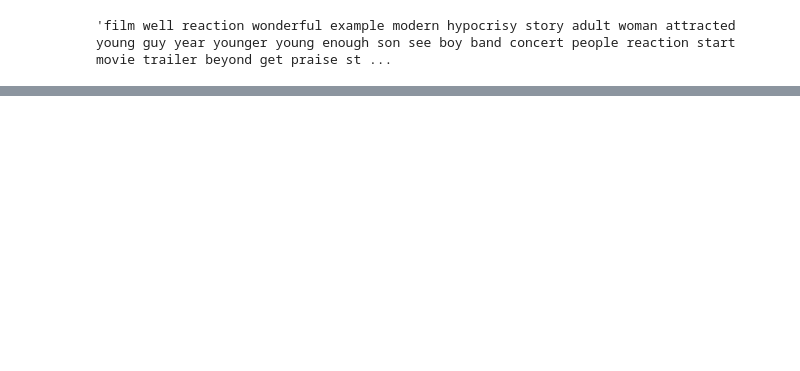
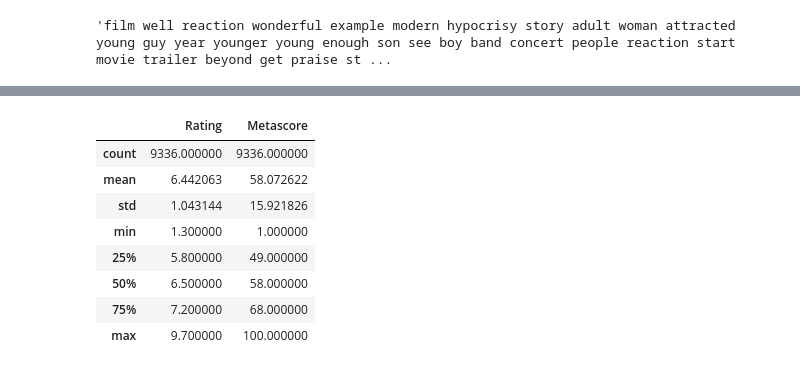
Before and after one commit to jfernandlg/TFG-analisis_dataset, a Jupyter notebook: main/notebooks/01_read.ipynb, the cells around one changed output, grey strips where cells are left out. Cells and saved outputs as stored; diff of their text form; code cells hidden in the pictures; blank space fills up the shorter version.

```diff
--- a/main/notebooks/01_read.ipynb
+++ b/main/notebooks/01_read.ipynb
@@ -251,0 +261,12 @@ df['reviews_tokenizadas'][0]
+# %%
+df[["Rating", "Metascore"]].describe()
+# %% [output]
+|  | Rating | Metascore |
+| count | 9336.000000 | 9336.000000 |
+| mean | 6.442063 | 58.072622 |
+| std | 1.043144 | 15.921826 |
+| min | 1.300000 | 1.000000 |
+| 25% | 5.800000 | 49.000000 |
+| 50% | 6.500000 | 58.000000 |
+| 75% | 7.200000 | 68.000000 |
+| max | 9.700000 | 100.000000 |
```
Also changed, not shown: parts of 8 cells of this notebook, 5 other files.
